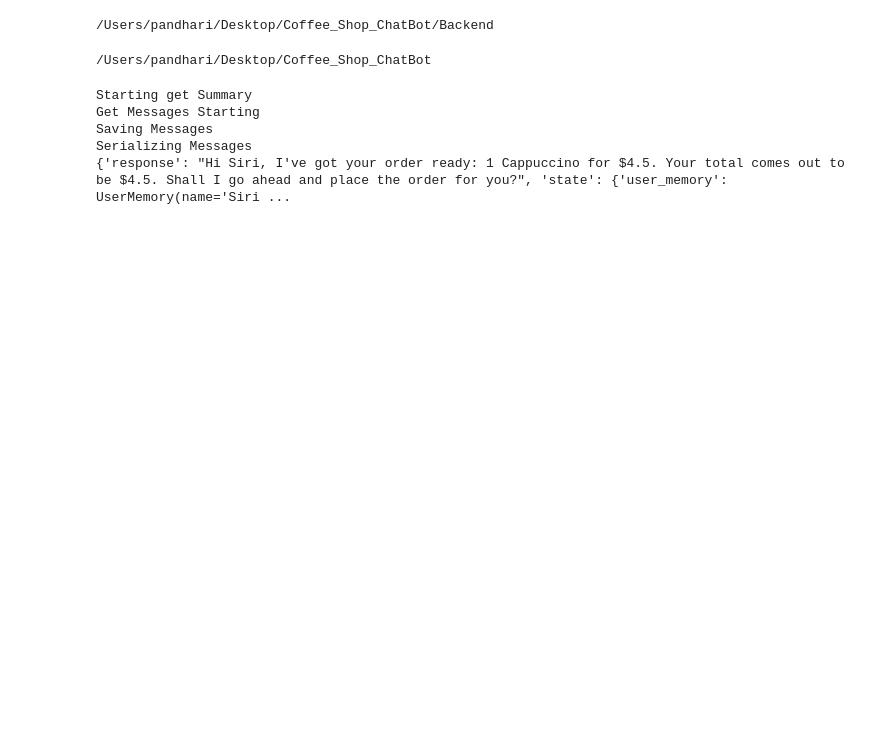
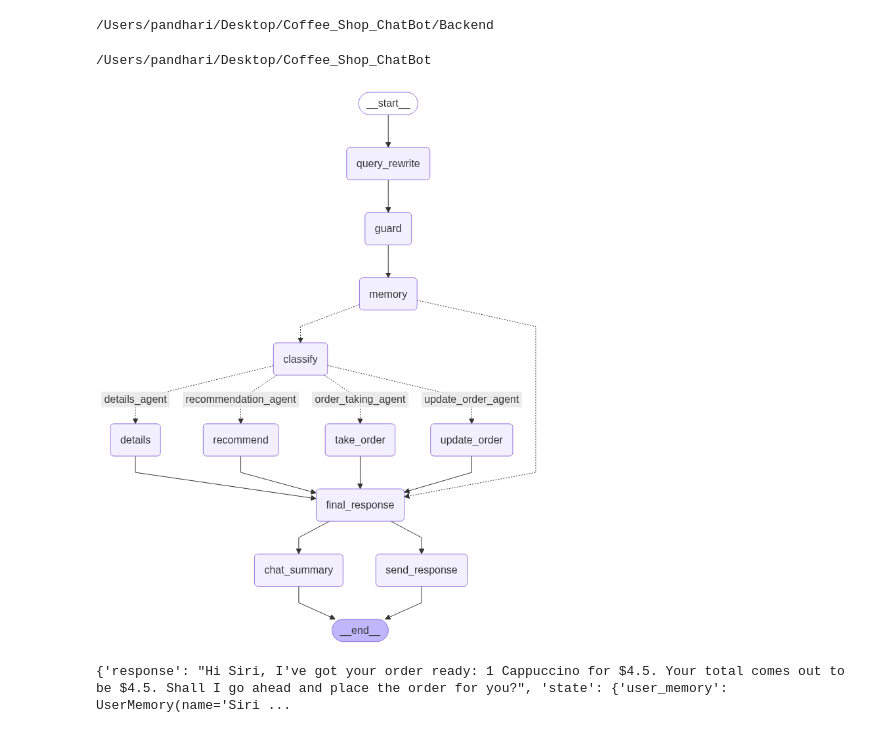
Before and after one commit to Pandharimaske/Coffee_Shop_ChatBot, a Jupyter notebook: Backend/experiments/temp.ipynb, the cells around one changed output. Drawn from its saved outputs; the diff is of its cells as text; code cells hidden in the pictures; blank space fills up the shorter version.

```diff
--- a/Backend/experiments/temp.ipynb
+++ b/Backend/experiments/temp.ipynb
@@ -31,13 +14,17 @@ os.chdir("../")
 print(os.getcwd())
 # %% [output]
 /Users/pandhari/Desktop/Coffee_Shop_ChatBot
+# %%
+from Backend.graph.coffee_shop_graph import build_coffee_shop_graph
+build = build_coffee_shop_graph()
+# %%
+from IPython.display import Image , display
+display(Image(build.get_graph(xray=True).draw_mermaid_png()))
+# %% [output]
+[figure, added]
 # %%
 from App.chatbot import get_bot_response
 # %%
-print(get_bot_response(user_message="i want to order 1 Cappuccino" , user_id=0))
+print(get_bot_response(user_input="i want to order 1 Cappuccino" , user_id=0))
 # %% [output]
-Starting get Summary
-Get Messages Starting
-Saving Messages
-Serializing Messages
 {'response': "Hi Siri, I've got your order ready: 1 Cappuccino for $4.5. Your total comes out to be $4.5. Shall I go ahead and place the order for you?", 'state': {'user_memory': UserMemory(name='Siri ...
```
Also changed, not shown: parts of 5 cells of this notebook, 1 other file.
